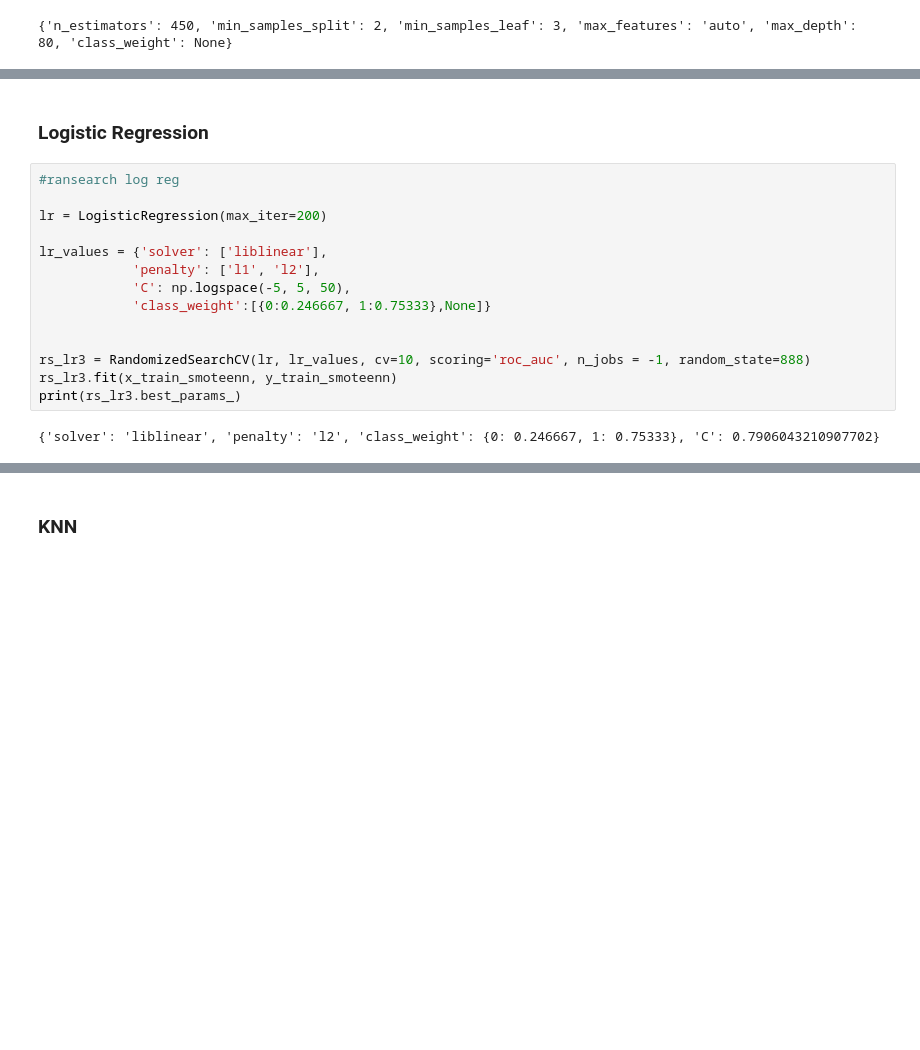
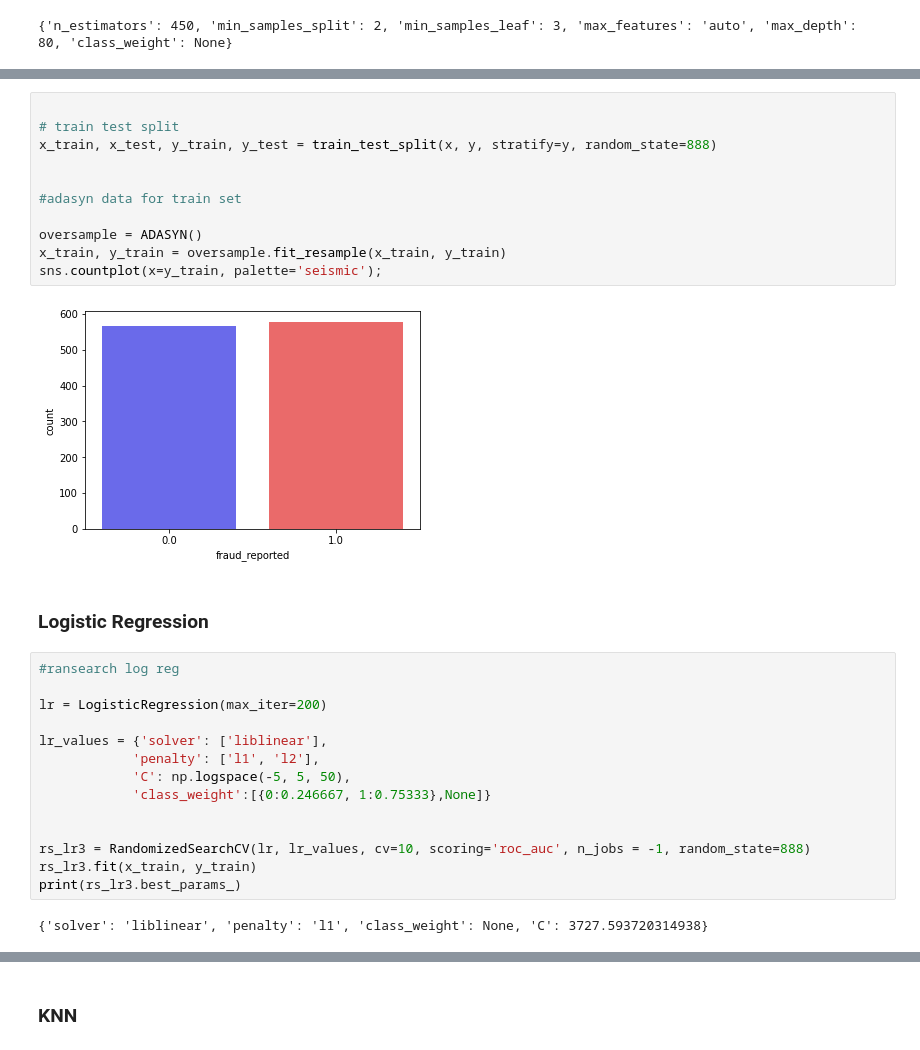
Before and after one commit to yinanchriszhang/Case-Study-Suncorp, a Jupyter notebook: FraudAnalysis.ipynb, the cells around one changed output, grey strips where cells are left out. Drawn from its saved outputs; the diff is of its cells as text; blank space fills up the shorter version.

```diff
--- a/FraudAnalysis.ipynb
+++ b/FraudAnalysis.ipynb
@@ -835,3 +834,16 @@ Name: fraud_reported, dtype: int64
+# %%
+
+# train test split
+x_train, x_test, y_train, y_test = train_test_split(x, y, stratify=y, random_state=888)
+
+
+#adasyn data for train set
+
+oversample = ADASYN()
+x_train, y_train = oversample.fit_resample(x_train, y_train)
+sns.countplot(x=y_train, palette='seismic');
+# %% [output]
+[figure, added]
 # %% [markdown]
 ### Logistic Regression
 # %%
@@ -846,10 +858,10 @@ lr_values = {'solver': ['liblinear'],
 
 
 rs_lr3 = RandomizedSearchCV(lr, lr_values, cv=10, scoring='roc_auc', n_jobs = -1, random_state=888)
-rs_lr3.fit(x_train_smoteenn, y_train_smoteenn)
+rs_lr3.fit(x_train, y_train)
 print(rs_lr3.best_params_)
 # %% [output]
-{'solver': 'liblinear', 'penalty': 'l2', 'class_weight': {0: 0.246667, 1: 0.75333}, 'C': 0.7906043210907702}
+{'solver': 'liblinear', 'penalty': 'l1', 'class_weight': None, 'C': 3727.593720314938}
 # %%
 classification_report, cmplot, roc_curve, roc_score = scores('Logistic Regression', rs_lr3, x_test, y_test )
 roc_curve
```
Also changed, not shown: parts of 20 cells of this notebook.
